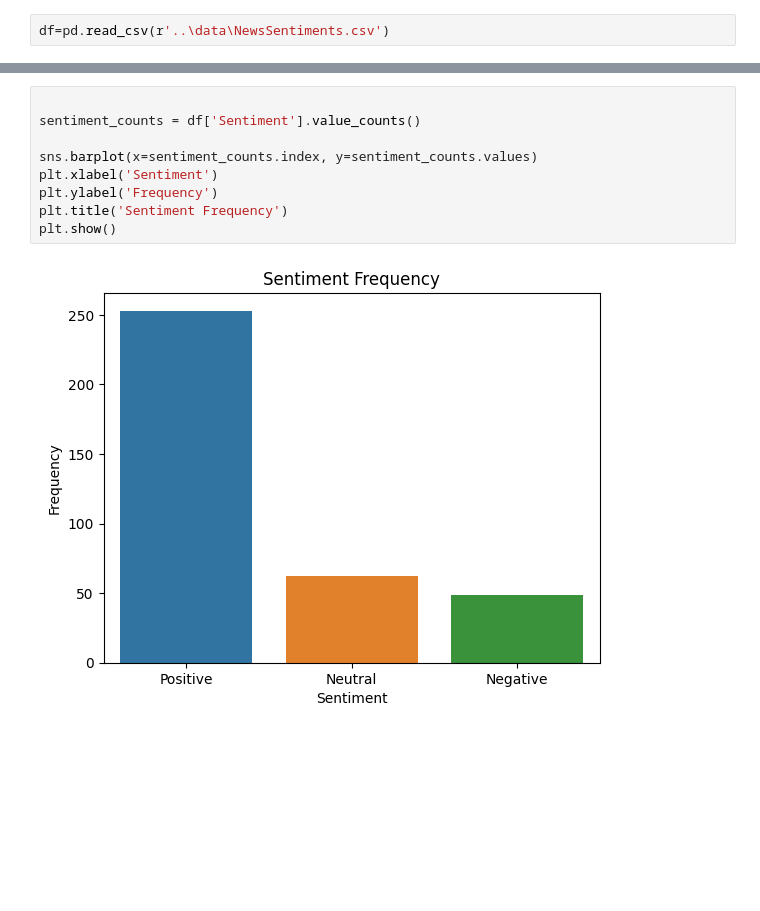
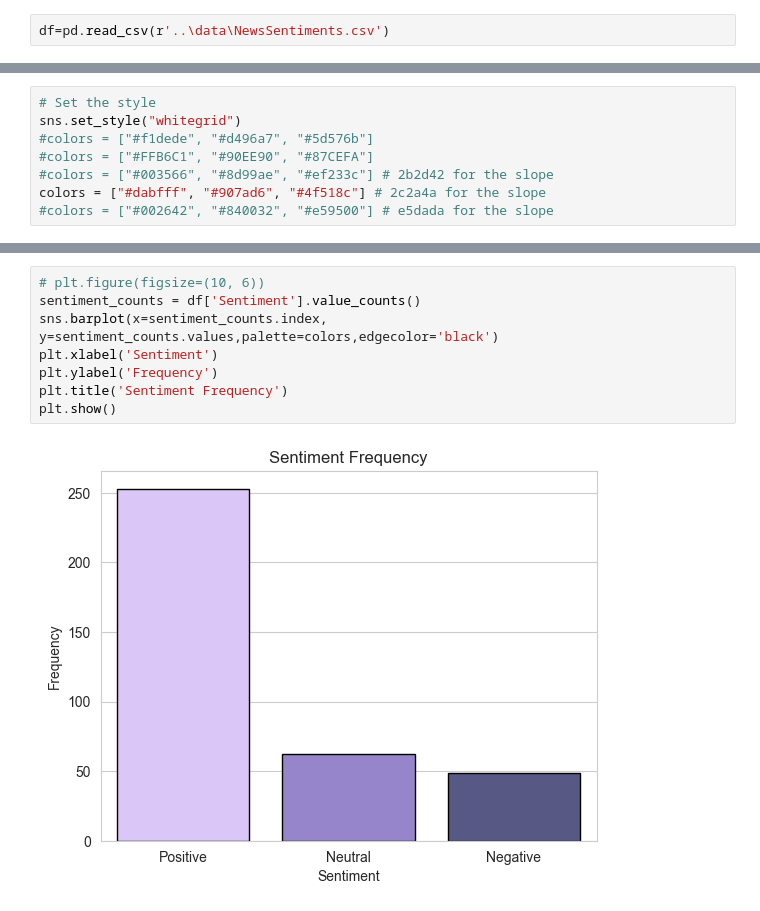
Before and after one commit to joudabihaidar/MarketMind, a Jupyter notebook: notebooks/visualizations.ipynb, the cells around one changed output, grey strips where cells are left out. Drawn from its saved outputs; the diff is of its cells as text; blank space fills up the shorter version.

Commit message:
visualizations colors

```diff
--- a/notebooks/visualizations.ipynb
+++ b/notebooks/visualizations.ipynb
@@ -21,4 +22,12 @@ df.head(1)
 # %% [output]
 |  | Date | article_title | article | source_name | source_link | ticker_symbol | stock_price | ... |
 | 0 | 2024-04-29 19:59:00 | Apple Earnings: Time to Take a Bite? | It’s another busy slate of earnin... | Yahoo Finance | https://finance.yahoo.com/news/ap... | AAPL | 173.824997 | ... |
+# %%
+# Set the style
+sns.set_style("whitegrid")
+#colors = ["#f1dede", "#d496a7", "#5d576b"]
+#colors = ["#FFB6C1", "#90EE90", "#87CEFA"]
+#colors = ["#003566", "#8d99ae", "#ef233c"] # 2b2d42 for the slope
+colors = ["#dabfff", "#907ad6", "#4f518c"] # 2c2a4a for the slope
+#colors = ["#002642", "#840032", "#e59500"] # e5dada for the slope
 # %%
@@ -32,11 +47,10 @@ Text(0.5, 1.0, 'Impact of News Sentiments on Stock Price Changes')
 # %%
-
+# plt.figure(figsize=(10, 6))
 sentiment_counts = df['Sentiment'].value_counts()
-
-sns.barplot(x=sentiment_counts.index, y=sentiment_counts.values)
+sns.barplot(x=sentiment_counts.index, y=sentiment_counts.values,palette=colors,edgecolor='black')
 plt.xlabel('Sentiment')
 plt.ylabel('Frequency')
 plt.title('Sentiment Frequency')
 plt.show()
 # %% [output]
-[figure, old version]
+[figure, new version]
```
Also changed, not shown: parts of 5 cells of this notebook, 3 other files.
